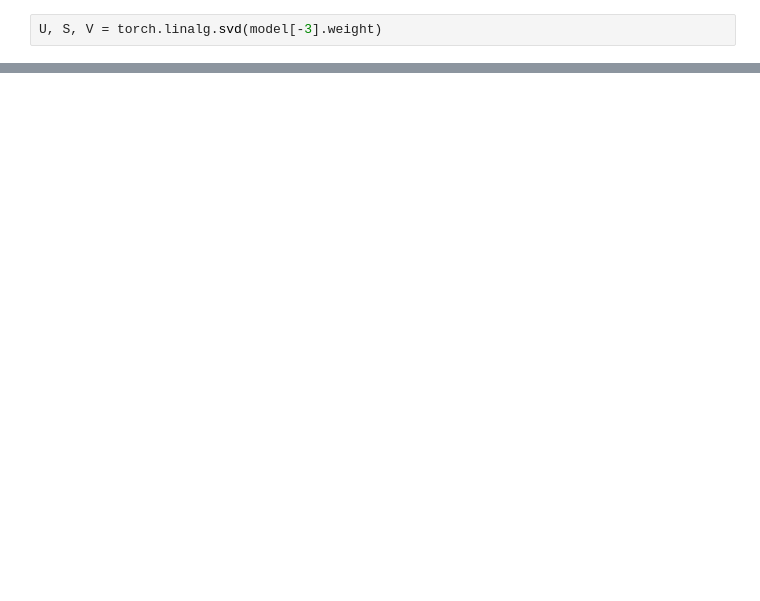
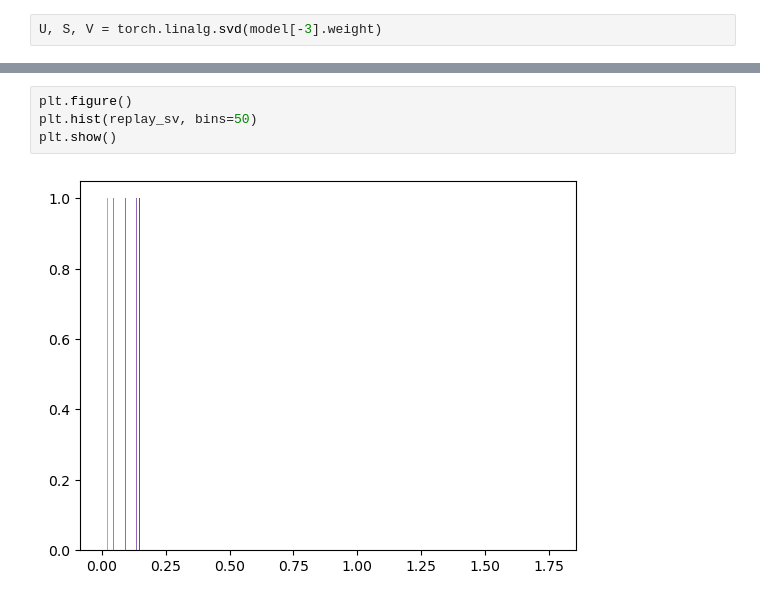
Before and after one commit to wesbz/nn-basis, a Jupyter notebook: main.ipynb, the cells around one changed output, grey strips where cells are left out. Cells and saved outputs as stored; diff of their text form; blank space fills up the shorter version.

```diff
--- a/main.ipynb
+++ b/main.ipynb
@@ -362,0 +369,6 @@ tensor([2.9635, 1.9138, 1.1039, 0.0032], device='cuda:0',
+# %%
+plt.figure()
+plt.hist(replay_sv, bins=50)
+plt.show()
+# %% [output]
+[figure, added]
```
Also changed, not shown: parts of 10 cells of this notebook.
